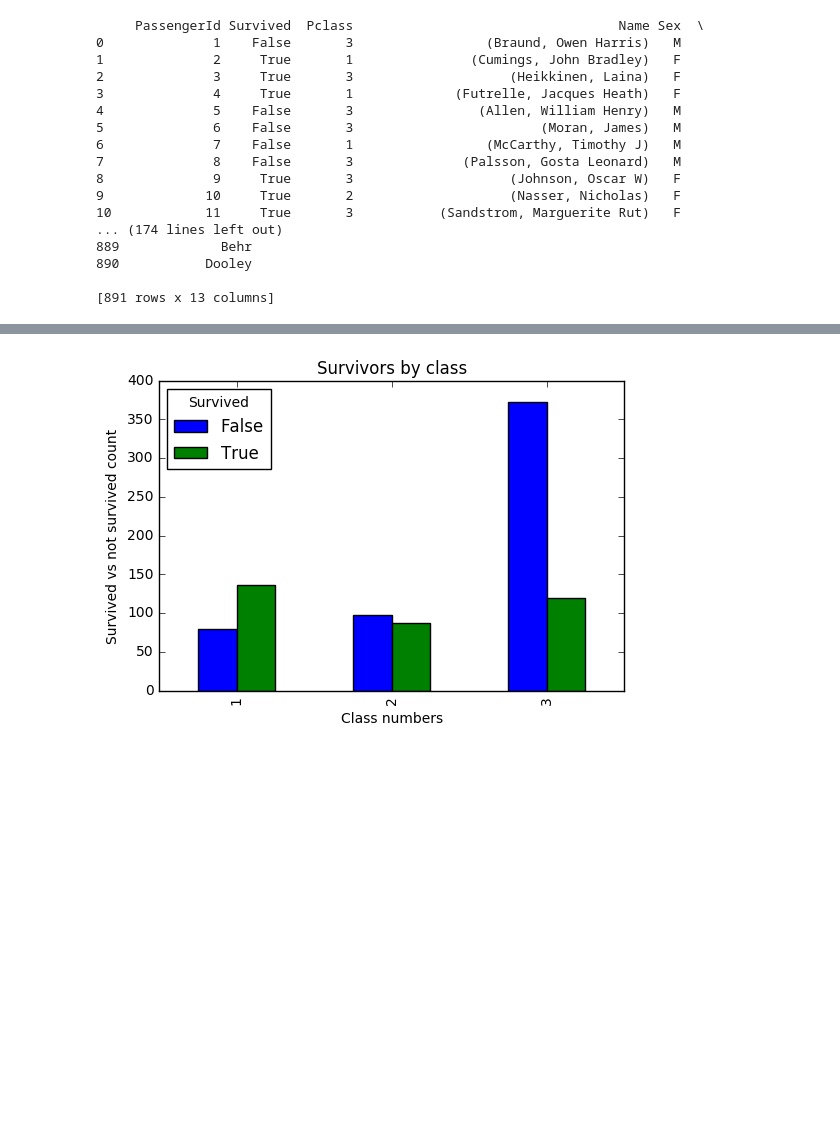
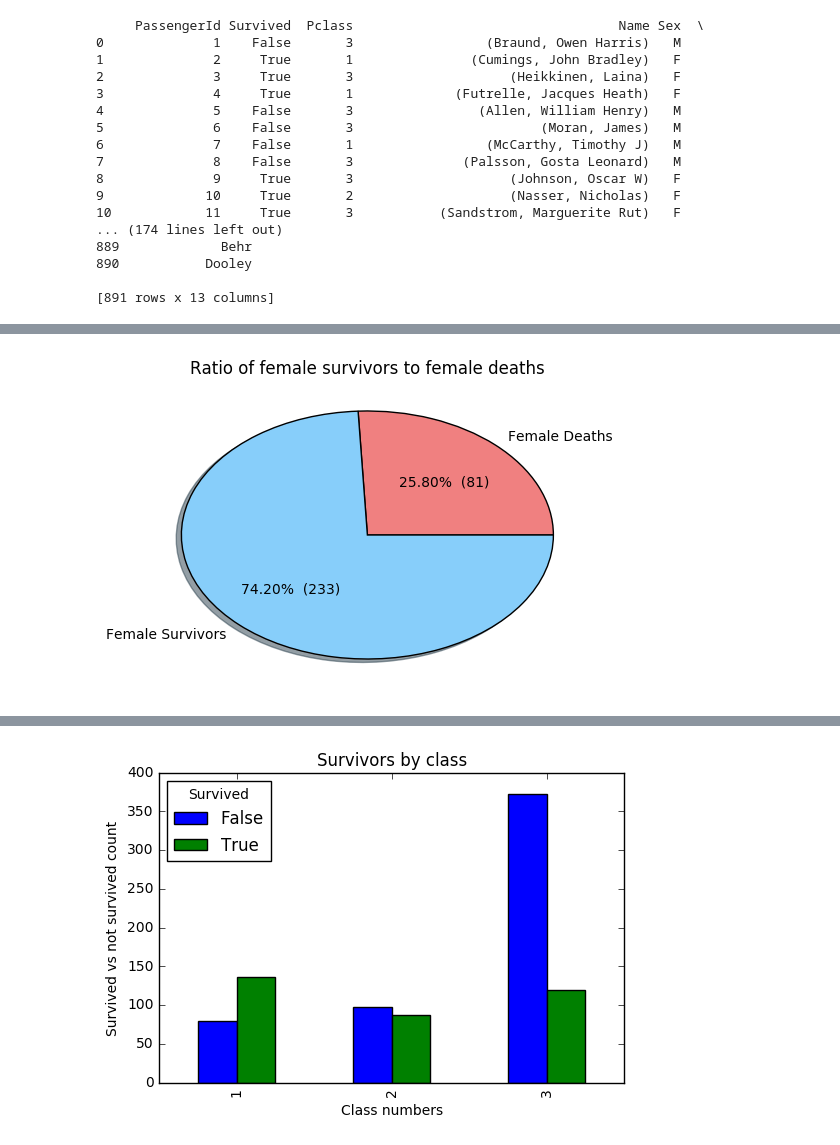
Before and after one commit to ravi501/dataanalyst-udacity, a Jupyter notebook: p2-investigatingadataset/final-project/final_project_code.ipynb, the cells around one changed output, grey strips where cells are left out. Cells and saved outputs as stored; diff of their text form; code cells hidden in the pictures; blank space fills up the shorter version.

```diff
--- a/p2-investigatingadataset/final-project/final_project_code.ipynb
+++ b/p2-investigatingadataset/final-project/final_project_code.ipynb
@@ -158,0 +210,11 @@ plt.show()
+# %%
+females = titanic_data_pandas[titanic_data_pandas['Sex'] == 'F']
+female_survivors_vs_deaths = females.groupby('Survived')['Sex'].count()
+# %%
+labels_male = 'Female Deaths', 'Female Survivors'
+colors_male = ['lightcoral', 'lightskyblue']
+plt.title('Ratio of female survivors to female deaths')
+plt.pie(female_survivors_vs_deaths, labels = labels_male, colors = colors_male, autopct=make_autopct(female_survivors_vs_deaths), shadow=True)
+plt.show()
+# %% [output]
+[figure, added]
```
Also changed, not shown: parts of 44 cells of this notebook.
